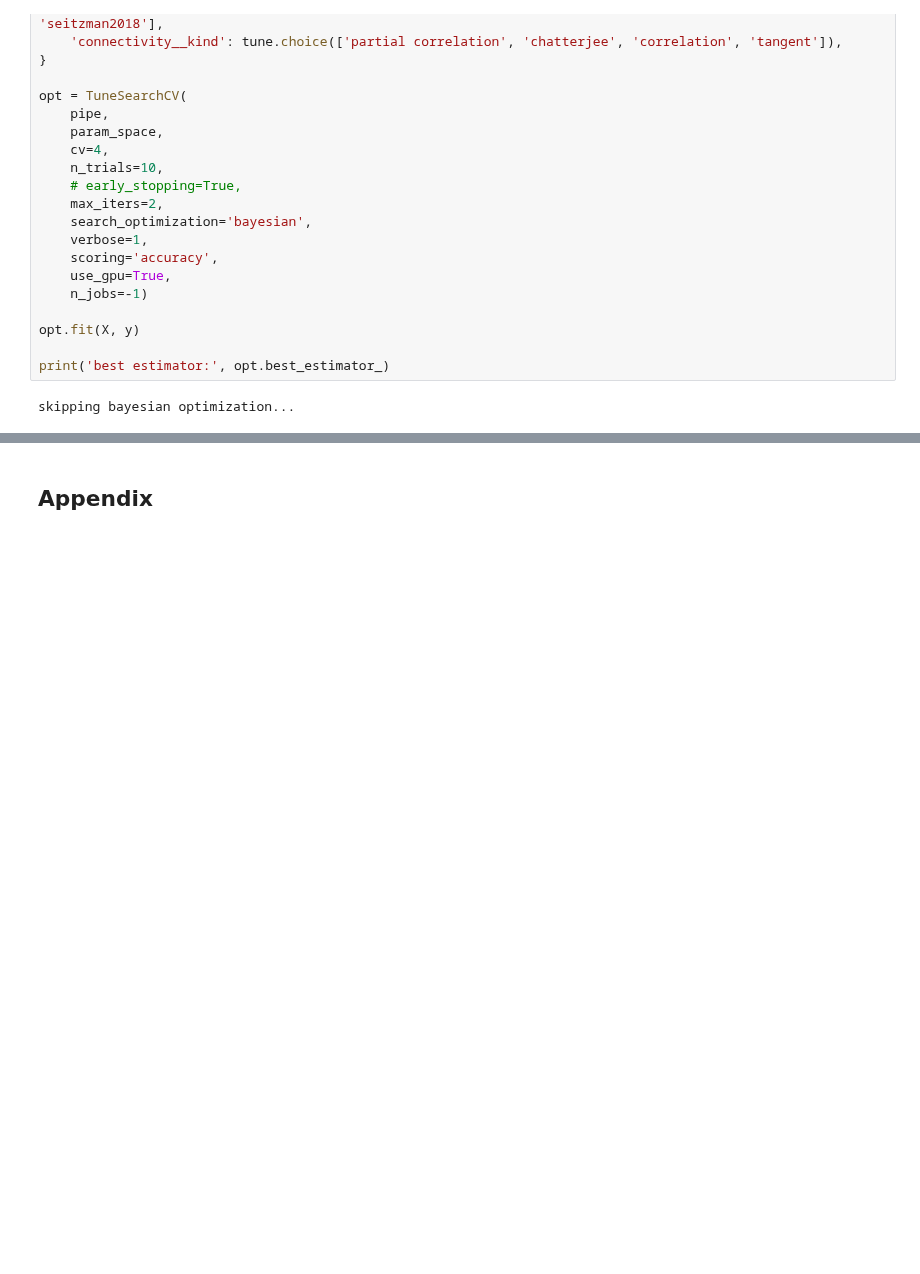
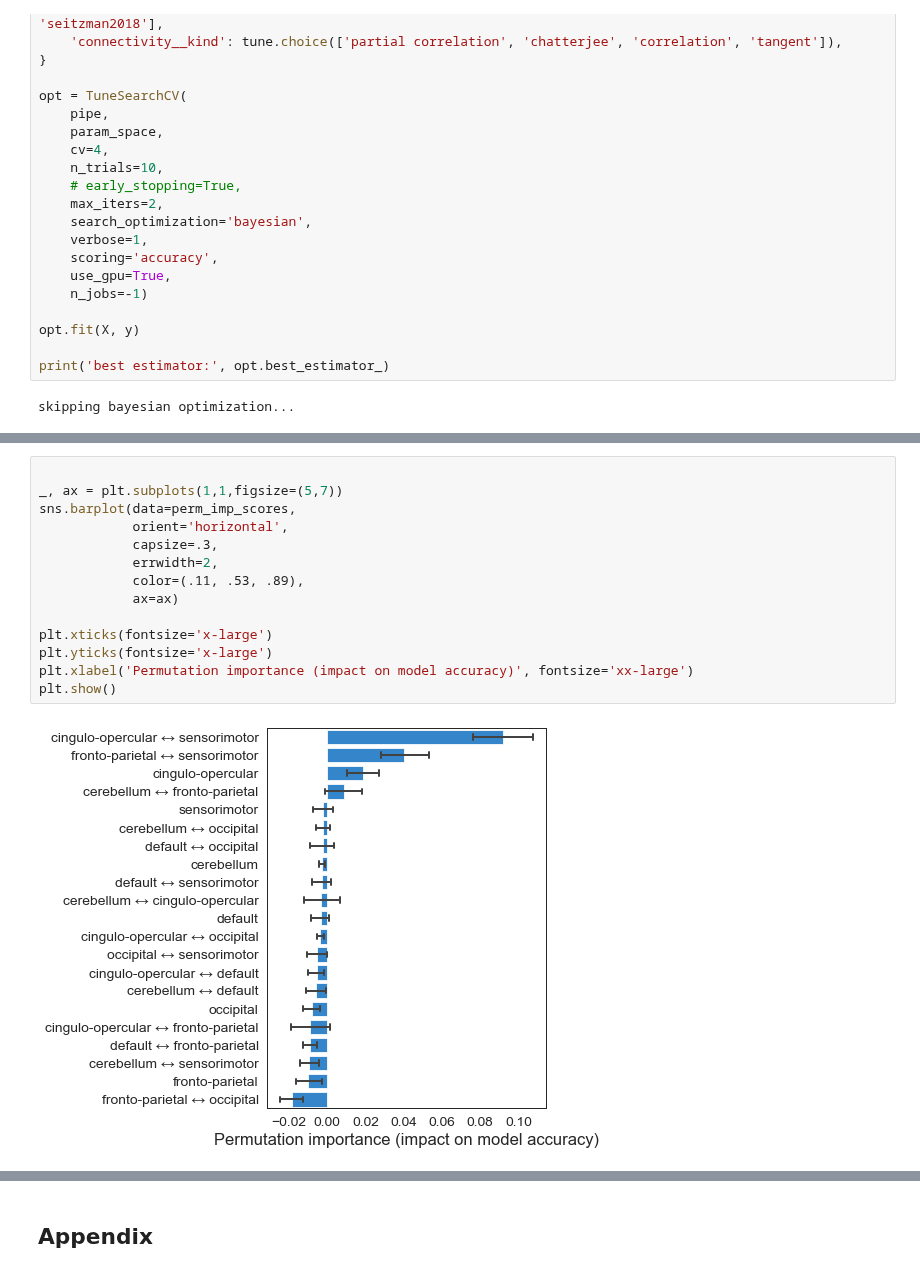
Before and after one commit to morteza/ACNets, a Jupyter notebook: notebooks/1 Connectivity Classifier.ipynb, the cells around one changed output, grey strips where cells are left out. Saved outputs shown, nothing was run; the diff lists cells and outputs as text; blank space fills up the shorter version.

```diff
--- a/notebooks/1 Connectivity Classifier.ipynb
+++ b/notebooks/1 Connectivity Classifier.ipynb
@@ -418,3 +419,19 @@ plt.show()
+# %%
+
+_, ax = plt.subplots(1,1,figsize=(5,7))
+sns.barplot(data=perm_imp_scores,
+            orient='horizontal',
+            capsize=.3,
+            errwidth=2,
+            color=(.11, .53, .89),
+            ax=ax)
+
+plt.xticks(fontsize='x-large')
+plt.yticks(fontsize='x-large')
+plt.xlabel('Permutation importance (impact on model accuracy)', fontsize='xx-large')
+plt.show()
+# %% [output]
+[figure, added]
 # %%
 # SHAP
 
```
Also changed, not shown: parts of 13 cells of this notebook.
